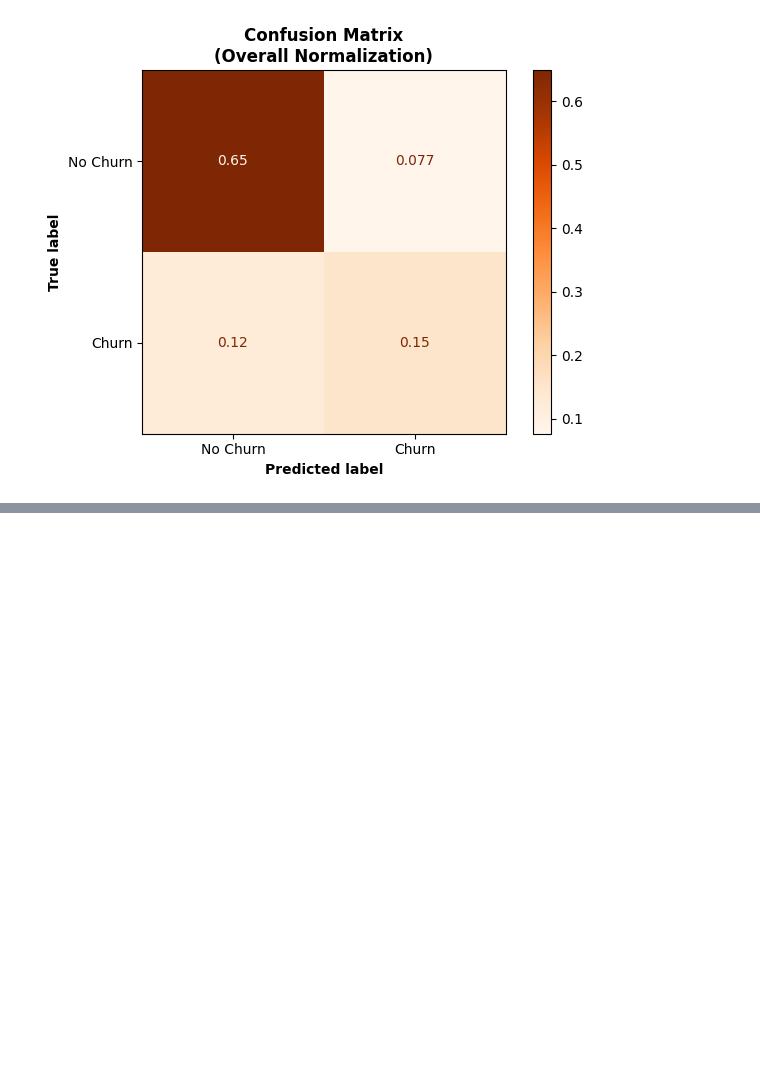
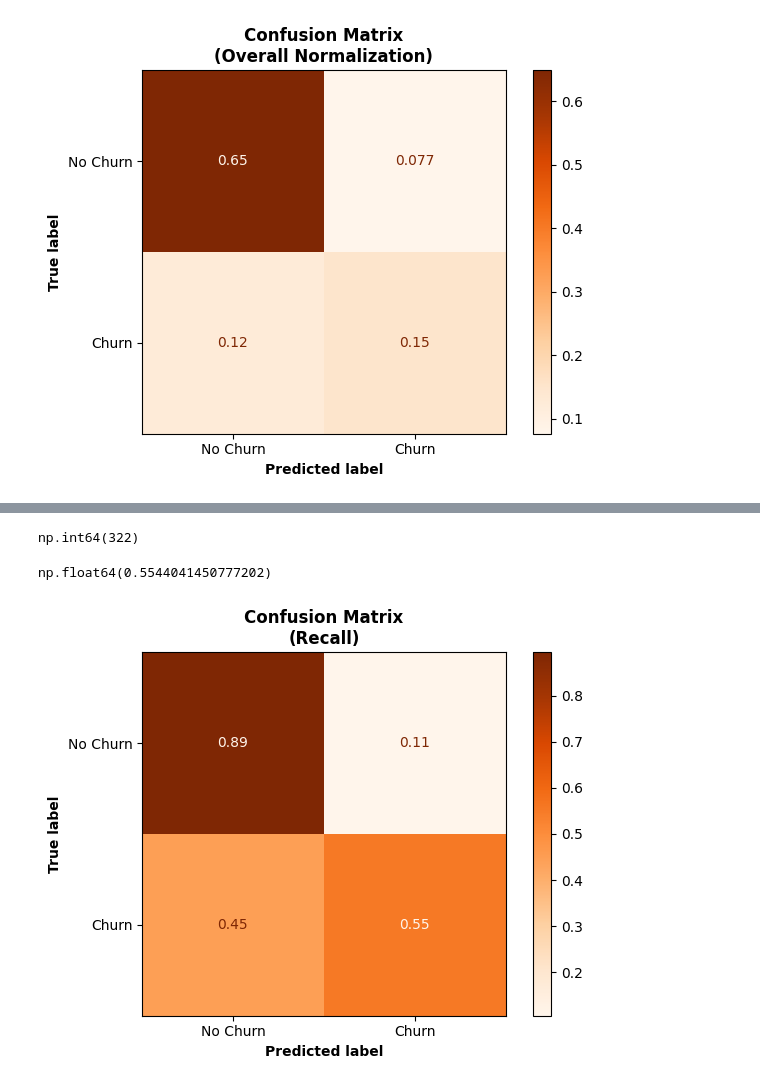
Before and after one commit to KylerSpradling/MLZoomCamp, a Jupyter notebook: 04-evaluation/Notebook/evaluation_notes.ipynb, the cells around one changed output, grey strips where cells are left out. Saved outputs shown, nothing was run; the diff lists cells and outputs as text; code cells hidden in the pictures; blank space fills up the shorter version.

```diff
--- a/04-evaluation/Notebook/evaluation_notes.ipynb
+++ b/04-evaluation/Notebook/evaluation_notes.ipynb
@@ -369,0 +460,34 @@ plt.show()
+# %%
+tp + fp
+# %% [output]
+np.int64(322)
+# %%
+# Recall Score
+r = tp / (tp + fn)
+r
+
+# 55%
+# %% [output]
+np.float64(0.5544041450777202)
+# %%
+# Plotting Overall Normalized confusion Matrix
+from sklearn.metrics import ConfusionMatrixDisplay
+
+# Or change Method 2 to match Method 1:
+disp = ConfusionMatrixDisplay.from_predictions(
+    y_val,
+    predict_positive,
+    display_labels=['No Churn', 'Churn'],
+    cmap='Oranges',
+    normalize='true'  # Changed from 'true' to 'all' ->
+)
+
+# Bold the axis labels
+disp.ax_.set_xlabel('Predicted label', fontweight='bold')
+disp.ax_.set_ylabel('True label', fontweight='bold')
+
+plt.title('Confusion Matrix\n(Recall)', fontsize=12, fontweight='bold')
+plt.tight_layout()
+plt.show()
+# %% [output]
+[figure, added]
```
Also changed, not shown: parts of 6 cells of this notebook.
